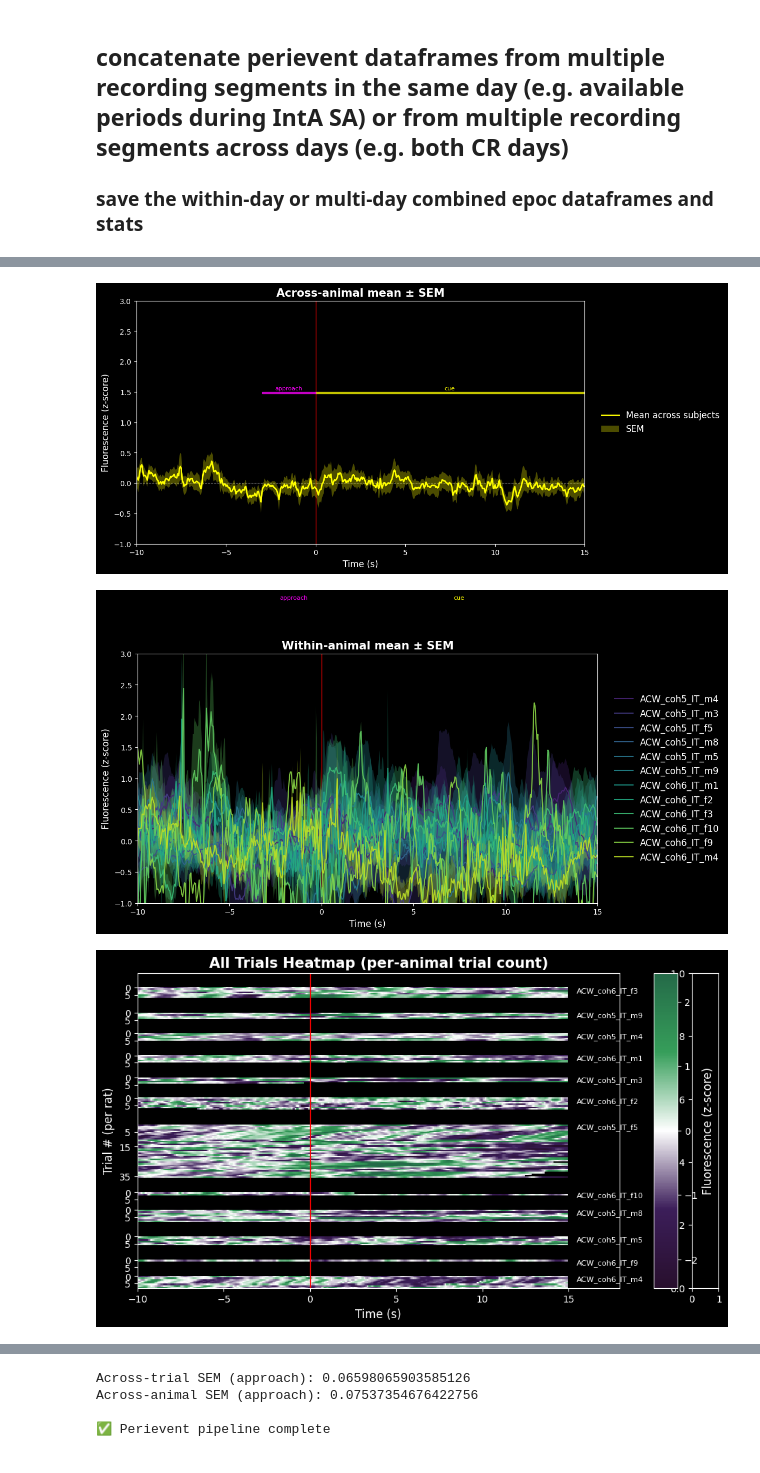
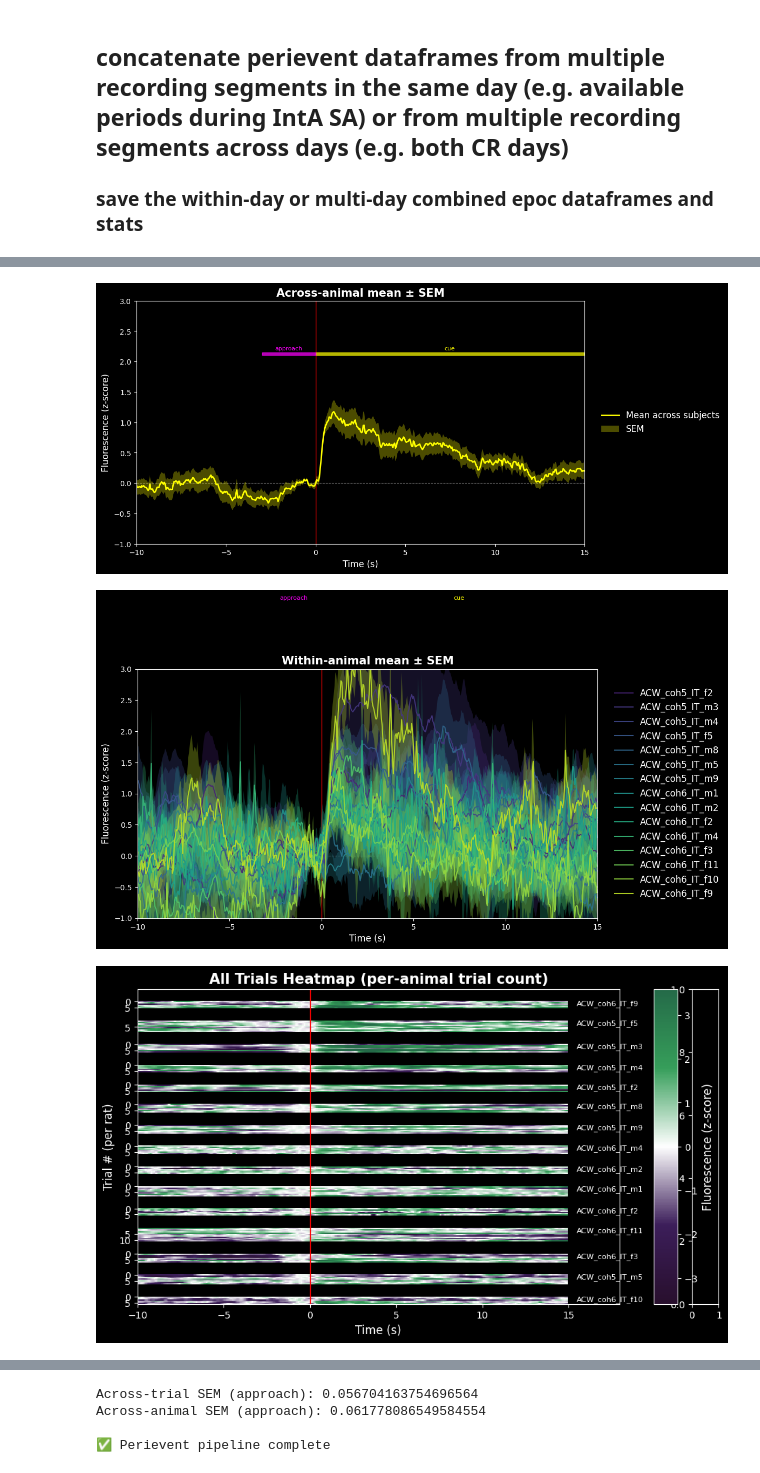
Before and after one commit to acwhitebirch/Whitebirch_python, a Jupyter notebook: fp_analysis_plotting.ipynb, the cells around one changed output, grey strips where cells are left out. Saved outputs shown, nothing was run; the diff lists cells and outputs as text; code cells hidden in the pictures.

```diff
--- a/fp_analysis_plotting.ipynb
+++ b/fp_analysis_plotting.ipynb
@@ -126,7 +126,7 @@ paperfig_path = r"D:\ACW\photometry\combined_coh5_coh6_fipho_analysis\figures"
 file_pattern = [
 
     #'*ACW_coh*_IT_*_GCaMP_drug_infusion_epocs.feather',
-    '*ACW_coh*_IT_*_GCaMP_drug_infusion_epocs.feather',
+    '*ACW_coh*_IT_*_GCaMP_drug_available_epocs.feather',
     #'*ACW_coh*_IT_*_GCaMP_inactive_lever_epocs.feather',
 
     #'*ACW_coh5_IT_f2_GCaMP_missed_infusion_epocs.feather',
@@ -402,7 +402,7 @@ for f in matched_files:
 # -----------------------------
 subset = None   # a subset of events, if don't want to include all. e.g. 5 for first 5, -5 for last 5, or [4,8] for 4th through 8th
 compute_kwargs = {
-    "baseline_trange": (-10, 0), #(-0.50, 0) for noncontingent events, (-10,-3) for lever presses and such
+    "baseline_trange": (-1, 0), #(-0.50, 0) for noncontingent events, (-10,-3) for lever presses and such
     "approach_window": (-3, 0),
     "cue_window": (0,15),   # 8 seconds for the noncontigent houselight, avail unavail transitions, program start... 4 seconds for cue light/infusion, lever presses
     "auc_pre_window": (-3, 0),
@@ -628,3 +628,3 @@ D:\ACW\photometry\combined_coh5_coh6_fipho_analysis\analyzed_IntA_SA_early\GCaMP
-[figure, old version]
+[figure, new version]
-[figure, old version]
+[figure, new version]
-[figure, old version]
+[figure, new version]
@@ -633,5 +633,5 @@ D:\ACW\photometry\combined_coh5_coh6_fipho_analysis\analyzed_IntA_SA_early\GCaMP
-Across-trial SEM (approach): 0.06598065903585126
-Across-animal SEM (approach): 0.07537354676422756
+Across-trial SEM (approach): 0.056704163754696564
+Across-animal SEM (approach): 0.061778086549584554
 
 ✅ Perievent pipeline complete
 ## 🐀 Within-Rat Data
```
Also changed, not shown: parts of 1 cell of this notebook, 2 other files.
